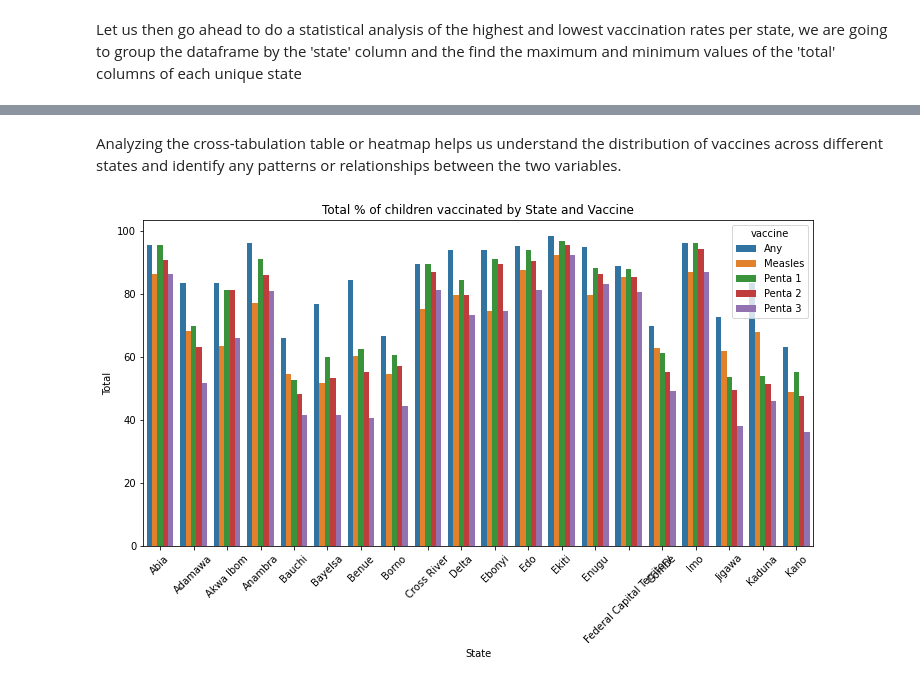
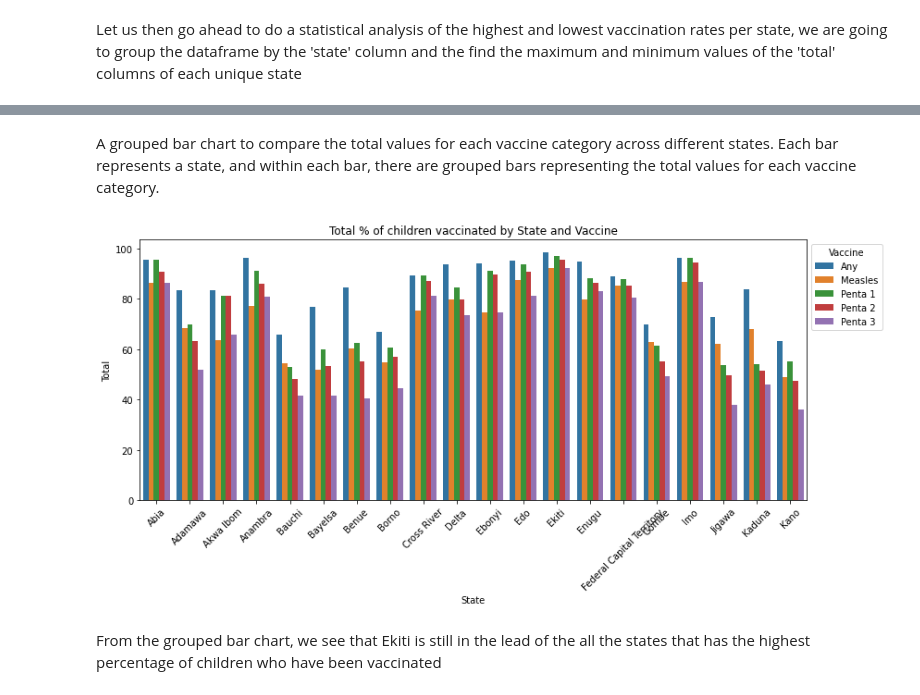
Before and after one commit to SueMungai/Vaccination-Rates-Analysis-for-Preventable-Childhood-Diseases-in-Nigeria, a Jupyter notebook: notebook.ipynb, the cells around one changed output, grey strips where cells are left out. Drawn from its saved outputs; the diff is of its cells as text; code cells hidden in the pictures.

```diff
--- a/notebook.ipynb
+++ b/notebook.ipynb
@@ -337,18 +374,23 @@ plt.show()
-# %% [markdown]
-Analyzing the cross-tabulation table or heatmap helps us understand the distribution of vaccines across different states and identify any patterns or relationships between the two variables.
+# %% [markdown]
+A grouped bar chart to compare the total values for each vaccine category across different states. Each bar represents a state, and within each bar, there are grouped bars representing the total values for each vaccine category.
 # %%
-import seaborn as sns
+
 
 plt.figure(figsize=(12, 6))  # Set the size of the plot
 
 sns.barplot(data=df, x='state', y='total', hue='vaccine')
 
 plt.title('Total % of children vaccinated by State and Vaccine')
 plt.xlabel('State')
 plt.ylabel('Total')
 
 plt.xticks(rotation=45)
 
+plt.legend(title='Vaccine', bbox_to_anchor=(1, 1))
+plt.tight_layout()
+
 plt.show()
 # %% [output]
-[figure, old version]
+[figure, new version]
+# %% [markdown]
+From the grouped bar chart, we see that Ekiti is still in the lead of the all the states that has the highest percentage of children who have been vaccinated
```
Also changed, not shown: parts of 20 cells of this notebook.
